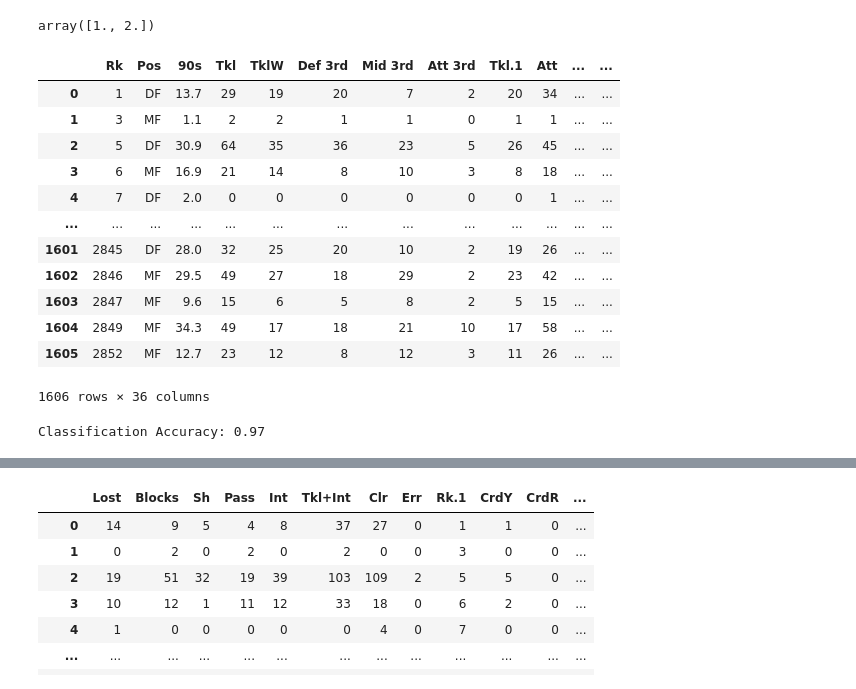
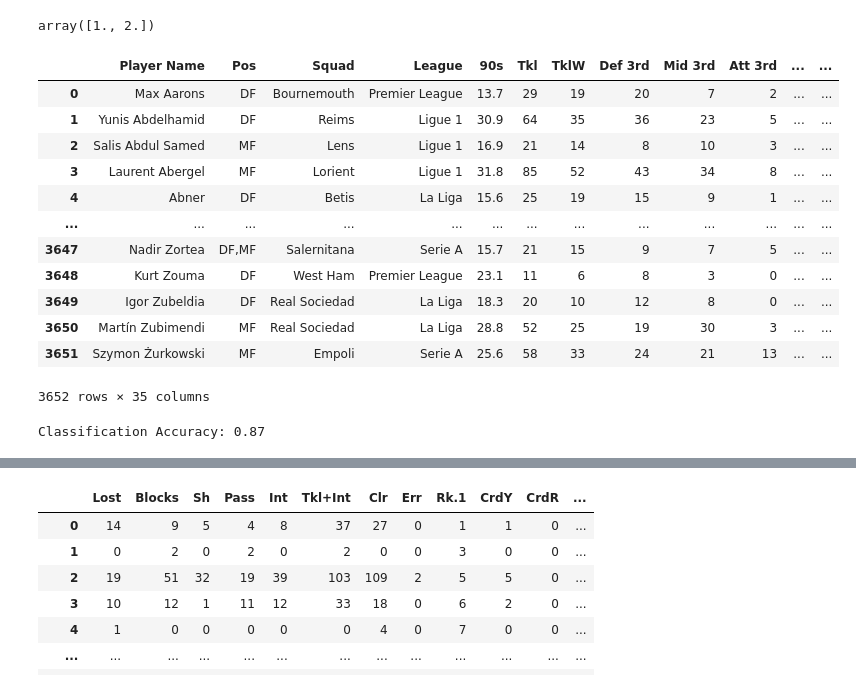
Before and after one commit to rvelez1005/SARG-Defender-Analytics, a Jupyter notebook: def_analytics_testing.ipynb, the cells around one changed output, grey strips where cells are left out. Saved outputs shown, nothing was run; the diff lists cells and outputs as text; code cells hidden in the pictures.

```diff
--- a/def_analytics_testing.ipynb
+++ b/def_analytics_testing.ipynb
@@ -26,30 +26,29 @@ reg.coef_
 # %% [output]
 array([1., 2.])
 # %%
-df = pd.read_csv("Combined_table.csv")
+df = pd.read_csv("finalized_players.csv")
 df
 # %% [output]
-|  | Rk | Pos | 90s | Tkl | TklW | Def 3rd | Mid 3rd | Att 3rd | Tkl.1 | Att | ... | ... |
-| 0 | 1 | DF | 13.7 | 29 | 19 | 20 | 7 | 2 | 20 | 34 | ... | ... |
-| 1 | 3 | MF | 1.1 | 2 | 2 | 1 | 1 | 0 | 1 | 1 | ... | ... |
-| 2 | 5 | DF | 30.9 | 64 | 35 | 36 | 23 | 5 | 26 | 45 | ... | ... |
-| 3 | 6 | MF | 16.9 | 21 | 14 | 8 | 10 | 3 | 8 | 18 | ... | ... |
-| 4 | 7 | DF | 2.0 | 0 | 0 | 0 | 0 | 0 | 0 | 1 | ... | ... |
+|  | Player Name | Pos | Squad | League | 90s | Tkl | TklW | Def 3rd | Mid 3rd | Att 3rd | ... | ... |
+| 0 | Max Aarons | DF | Bournemouth | Premier League | 13.7 | 29 | 19 | 20 | 7 | 2 | ... | ... |
+| 1 | Yunis Abdelhamid | DF | Reims | Ligue 1 | 30.9 | 64 | 35 | 36 | 23 | 5 | ... | ... |
+| 2 | Salis Abdul Samed | MF | Lens | Ligue 1 | 16.9 | 21 | 14 | 8 | 10 | 3 | ... | ... |
+| 3 | Laurent Abergel | MF | Lorient | Ligue 1 | 31.8 | 85 | 52 | 43 | 34 | 8 | ... | ... |
+| 4 | Abner | DF | Betis | La Liga | 15.6 | 25 | 19 | 15 | 9 | 1 | ... | ... |
 | ... | ... | ... | ... | ... | ... | ... | ... | ... | ... | ... | ... | ... |
-| 1601 | 2845 | DF | 28.0 | 32 | 25 | 20 | 10 | 2 | 19 | 26 | ... | ... |
-| 1602 | 2846 | MF | 29.5 | 49 | 27 | 18 | 29 | 2 | 23 | 42 | ... | ... |
-| 1603 | 2847 | MF | 9.6 | 15 | 6 | 5 | 8 | 2 | 5 | 15 | ... | ... |
-| 1604 | 2849 | MF | 34.3 | 49 | 17 | 18 | 21 | 10 | 17 | 58 | ... | ... |
-| 1605 | 2852 | MF | 12.7 | 23 | 12 | 8 | 12 | 3 | 11 | 26 | ... | ... |
+| 3647 | Nadir Zortea | DF,MF | Salernitana | Serie A | 15.7 | 21 | 15 | 9 | 7 | 5 | ... | ... |
+| 3648 | Kurt Zouma | DF | West Ham | Premier League | 23.1 | 11 | 6 | 8 | 3 | 0 | ... | ... |
+| 3649 | Igor Zubeldia | DF | Real Sociedad | La Liga | 18.3 | 20 | 10 | 12 | 8 | 0 | ... | ... |
+| 3650 | Martín Zubimendi | MF | Real Sociedad | La Liga | 28.8 | 52 | 25 | 19 | 30 | 3 | ... | ... |
+| 3651 | Szymon Żurkowski | MF | Empoli | Serie A | 25.6 | 58 | 33 | 24 | 21 | 13 | ... | ... |
-1606 rows × 36 columns
+3652 rows × 35 columns
 # %%
 # Encode the target variable (Pos)
 label_encoder = LabelEncoder()
 df['Pos'] = label_encoder.fit_transform(df['Pos'])
 
 # Define features (X) and target variable (y)
-X = df.drop(columns=['Pos'])  # Drop target column
-X = df.drop(columns=['Pos.1', '90s', '90s.1'])  # Drop target column
+X = df.drop(columns=['Pos', 'Player Name', 'Squad', 'League', 'Season'])  # Drop target column
 y = df['Pos']  # Target variable
 
 # Handle missing values (fill with mean for simplicity)
@@ -72,7 +71,7 @@ accuracy = accuracy_score(y_test, y_pred)
 
 print(f'Classification Accuracy: {accuracy:.2f}')
 # %% [output]
-Classification Accuracy: 0.97
+Classification Accuracy: 0.87
 # %%
 # Compute confusion matrix
 cm = confusion_matrix(y_test, y_pred)
```
Also changed, not shown: parts of 2 cells of this notebook.
